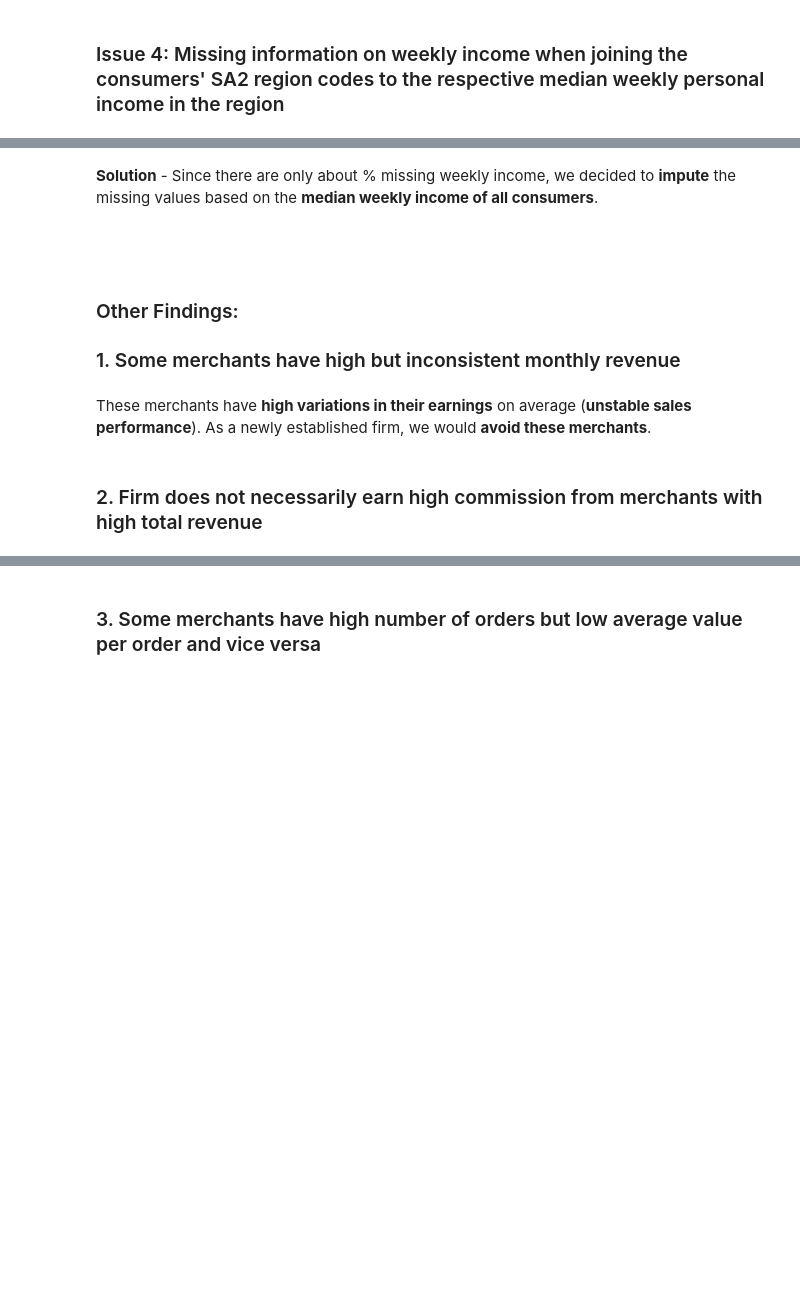
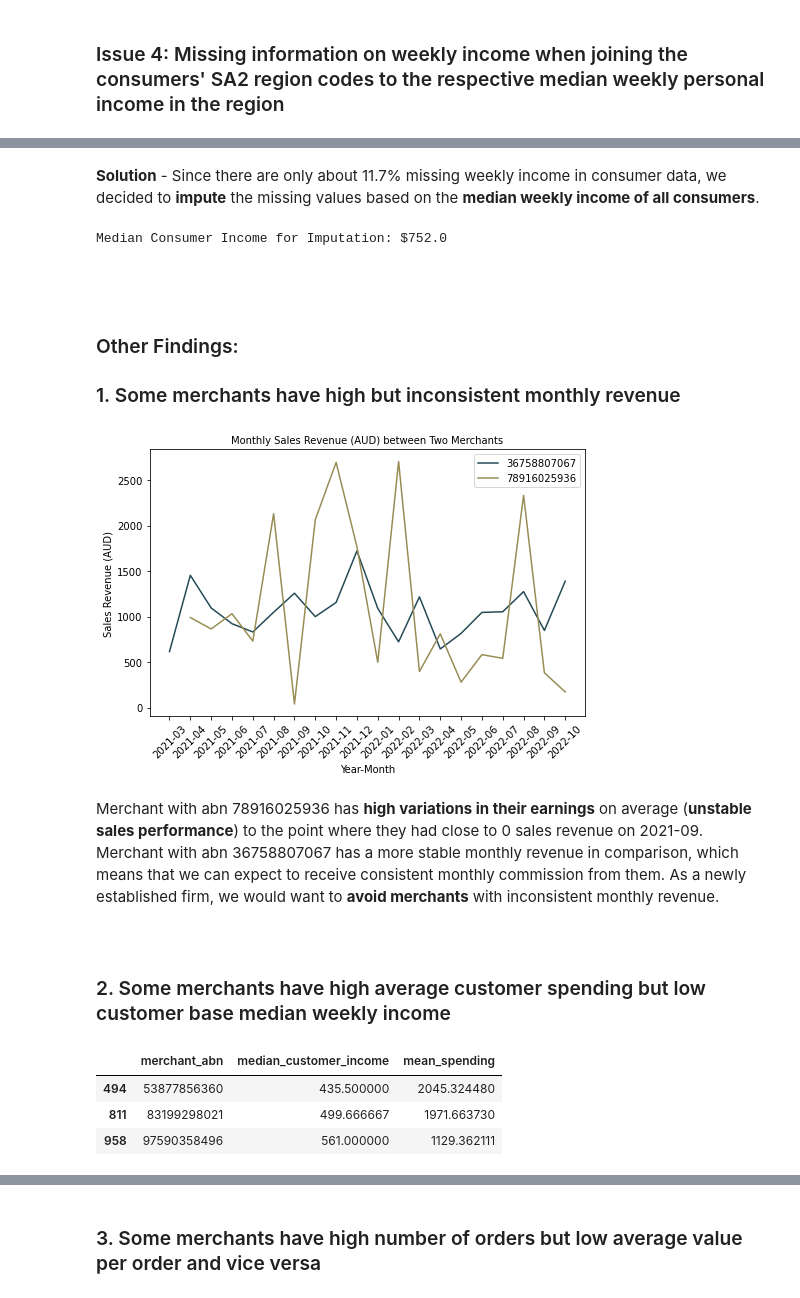
Before and after one commit to MAST30034-Applied-Data-Science/generic-buy-now-pay-later-project-group-19, a Jupyter notebook: notebooks/Project Summary Notebook.ipynb, the cells around one changed output, grey strips where cells are left out. Cells and saved outputs as stored; diff of their text form; code cells hidden in the pictures; blank space fills up the shorter version.

```diff
--- a/notebooks/Project Summary Notebook.ipynb
+++ b/notebooks/Project Summary Notebook.ipynb
@@ -129,12 +232,69 @@ The `dollar_value` range per transaction is now much more comparable to the uppe
 # %% [markdown]
-**Solution** - Since there are only about \% missing weekly income, we decided to **impute** the missing values based on the **median weekly income of all consumers**.
-<br>
-<br>
-<br>
+**Solution** - Since there are only about 11.7\% missing weekly income in consumer data, we decided to **impute** the missing values based on the **median weekly income of all consumers**.
+# %%
+print(f"Median Consumer Income for Imputation: ${consumer_join_census.approxQuantile('weekly_income', [0.5], 0.001)[0]}")
+# %% [output]
+Median Consumer Income for Imputation: $752.0
 # %% [markdown]
+<br>
+<br>
+
 ### <a name="findings"></a>Other Findings:
 ### 1. Some merchants have high but inconsistent monthly revenue
+# %%
+# Show the two merchants who have similar magnitude of sales but widely different
+# monthly sales deviation
+merchant_sales = spark.read.parquet("curated/merchant_sales")
+
+merchant_1 = (merchant_sales.where(F.col('merchant_abn')==36758807067)
+                            .groupby(F.date_trunc("month",
+                                                  F.col('order_datetime')))
+                            .agg(F.sum("sales_revenue"))
+                            .toPandas())
+
+merchant_2 = (merchant_sales.where(F.col('merchant_abn')==78916025936)
+                            .groupby(F.date_trunc("month",
+                                                  F.col('order_datetime')))
+                            .agg(F.sum("sales_revenue"))
+                            .toPandas())
+
+merchant_1['month_year'] = merchant_1['date_trunc(month, order_datetime)'].dt.strftime('%Y-%m')
+merchant_1 = merchant_1.sort_values('month_year')
+merchant_2['month_year'] = merchant_2['date_trunc(month, order_datetime)'].dt.strftime('%Y-%m')
+merchant_2 = merchant_2.sort_values('month_year')
+# %%
+# Plot two merchants with different deviation in monthly sales revenue
+fig, ax = plt.subplots(1, figsize=(7, 5))
+ax = sns.lineplot(merchant_1['month_year'],merchant_1['sum(sales_revenue)'], color='#234a55', sort=True)
+ax = sns.lineplot(merchant_2['month_year'],merchant_2['sum(sales_revenue)'], color='#988c55', sort=True)
+fig = ax.figure
+
+ax.xaxis.set_tick_params(labelsize=10)
+ax.yaxis.set_tick_params(labelsize=10)
+ax.set_ylabel('Sales Revenue (AUD)', fontsize=10)
+ax.set_xlabel('Year-Month', fontsize=10)
+
+plt.xticks(rotation=45)
+plt.legend(['36758807067','78916025936'], fontsize=10)
+plt.title("Monthly Sales Revenue (AUD) between Two Merchants", fontsize=10)
+
+fig.tight_layout()
+fig.savefig('../plots/stable_merchant.png', dpi=300)
+# %% [output]
+[figure, added]
 # %% [markdown]
-These merchants have **high variations in their earnings** on average (**unstable sales performance**). As a newly established firm, we would **avoid these merchants**.
+Merchant with abn 78916025936 has **high variations in their earnings** on average (**unstable sales performance**) to the point where they had close to 0 sales revenue on 2021-09. Merchant with abn 36758807067 has a more stable monthly revenue in comparison, which means that we can expect to receive consistent monthly commission from them. As a newly established firm, we would want to **avoid merchants** with inconsistent monthly revenue.
+<br>
+<br>
 # %% [markdown]
-### 2. Firm does not necessarily earn high commission from merchants with high total revenue
+### 2. Some merchants have high average customer spending but low customer base median weekly income
+# %%
+# Find merchants with large difference in average customer spending and median customer weekly income
+merchant_df = pd.read_parquet("curated/final_merchant_statistics")
+income = merchant_df.sort_values('median_customer_income', ascending=True)[:3][['merchant_abn','median_customer_income','mean_spending']]
+income
+# %% [output]
+|  | merchant_abn | median_customer_income | mean_spending |
+| 494 | 53877856360 | 435.500000 | 2045.324480 |
+| 811 | 83199298021 | 499.666667 | 1971.663730 |
+| 958 | 97590358496 | 561.000000 | 1129.362111 |
```
Also changed, not shown: parts of 24 cells of this notebook, 19 other files.
